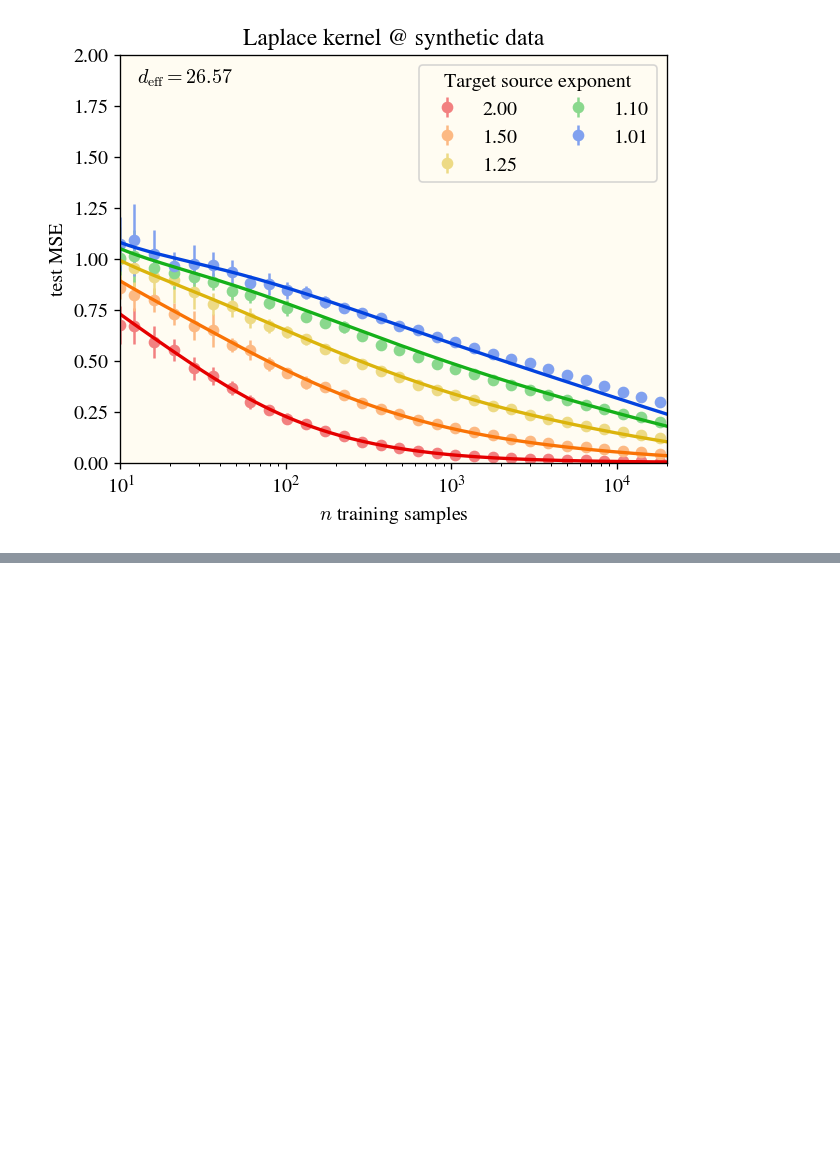
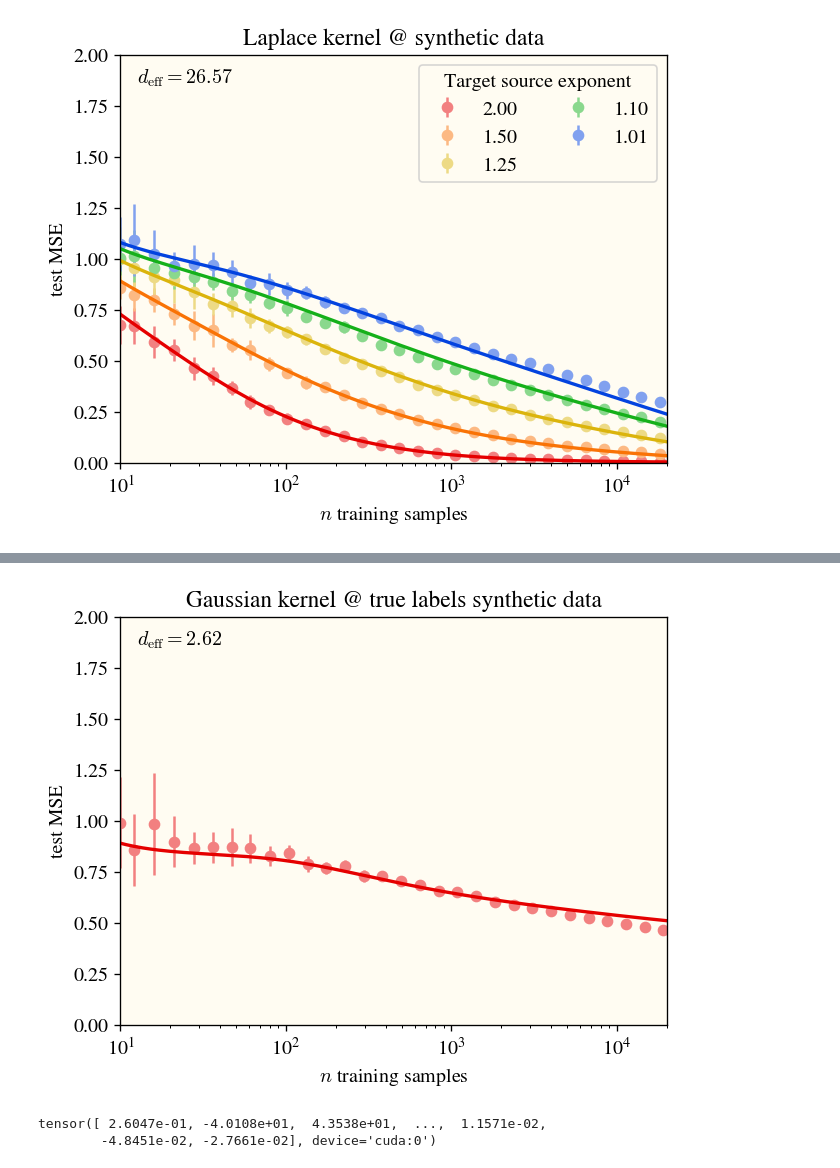
Before and after one commit to james-simon/feature_recombination, a Jupyter notebook: notebooks/learning-curves.ipynb, the cells around one changed output, grey strips where cells are left out. Saved outputs shown, nothing was run; the diff lists cells and outputs as text; code cells hidden in the pictures; blank space fills up the shorter version.

Commit message:
eigenlearning w grf

```diff
--- a/notebooks/learning-curves.ipynb
+++ b/notebooks/learning-curves.ipynb
@@ -408,0 +495,55 @@ plt.show()
+# %%
+fig, ax = plt.subplots(figsize=(5.5, 4.5))
+
+xmin, xmax = 10, 2e4
+TrK = 1.0
+use_hehe_coeffs = True
+use_ots_correction = False
+ntrains_dense = np.logspace(np.log10(xmin), np.log10(xmax), 200)
+
+yhat = et_yhat[:, :, target].squeeze()
+mse = ((yhat - ystar[-ntest:])**2).mean(axis=-1)
+lrn_curve_emp, lrn_curve_emp_std = mse.mean(axis=0), mse.std(axis=0)
+ax.errorbar(ntrains, lrn_curve_emp, yerr=lrn_curve_emp_std, color=lighten(colors[0], 0.5),
+            ls='none', marker='o', zorder=-4, label=f"{target}")
+
+eigvals = hehe_eigvals
+if use_hehe_coeffs:
+    coeffs = ensure_numpy(hehe_coeffs, clone=True)
+    noise_var = 1 - np.linalg.norm(coeffs)**2 # uncaptured[-1].item()**2
+else:
+    coeffs = emp_eigvecs.T @ ystar
+    coeffs /= np.linalg.norm(coeffs)
+    noise_var = 0
+hehe_ridge = ridge + max(0, TrK - eigvals.sum())
+el_hehe = lambda n: eigenlearning(n, eigvals, coeffs, ridge=hehe_ridge, noise_var=noise_var)
+mse_el_hehe = np.array([el_hehe(n)["test_mse"] for n in ntrains_dense])
+if use_ots_correction:
+    train_mse = np.array([el_hehe(n)["train_mse"] for n in ntrains_dense])
+    mse_el_hehe = (N_SAMPLES*mse_el_hehe - train_mse*ntrains_dense) / (N_SAMPLES - ntrains_dense)
+ax.plot(ntrains_dense, mse_el_hehe, color=colors[0], lw=2)
+
+kname = "Gaussian" if KERNEL_TYPE == GaussianKernel else "Laplace"
+dataname = "CIFAR10" if DATASET == "cifar10" else "synthetic data"
+omniscient = "" if use_hehe_coeffs else " (omniscient)"
+ax.set_title(f"{kname} kernel @ true labels {dataname}{omniscient}", fontsize=14)
+
+ax.text(0.03, 0.97, f"$d_\\mathrm{{eff}} = {d_eff:.2f}$", ha="left", va="top", transform=ax.transAxes)
+ax.set_xlabel(f"$n$ training samples")
+ax.set_ylabel("test MSE")
+
+ax.set_xscale("log")
+ax.set_xlim(xmin, xmax)
+ax.set_ylim(0, 2)
+# ax.set_ylim(1e-2, 2)
+# ax.set_yscale("log")
+# ax.legend(title="Target source exponent", ncol=2)
+plt.tight_layout()
+plt.show()
+# %% [output]
+[figure, added]
+# %%
+hehe_coeffs
+# %% [output]
+tensor([ 2.6047e-01, -4.0108e+01,  4.3538e+01,  ...,  1.1571e-02,
+        -4.8451e-02, -2.7661e-02], device='cuda:0')
```
Also changed, not shown: parts of 6 cells of this notebook, 6 other files.
